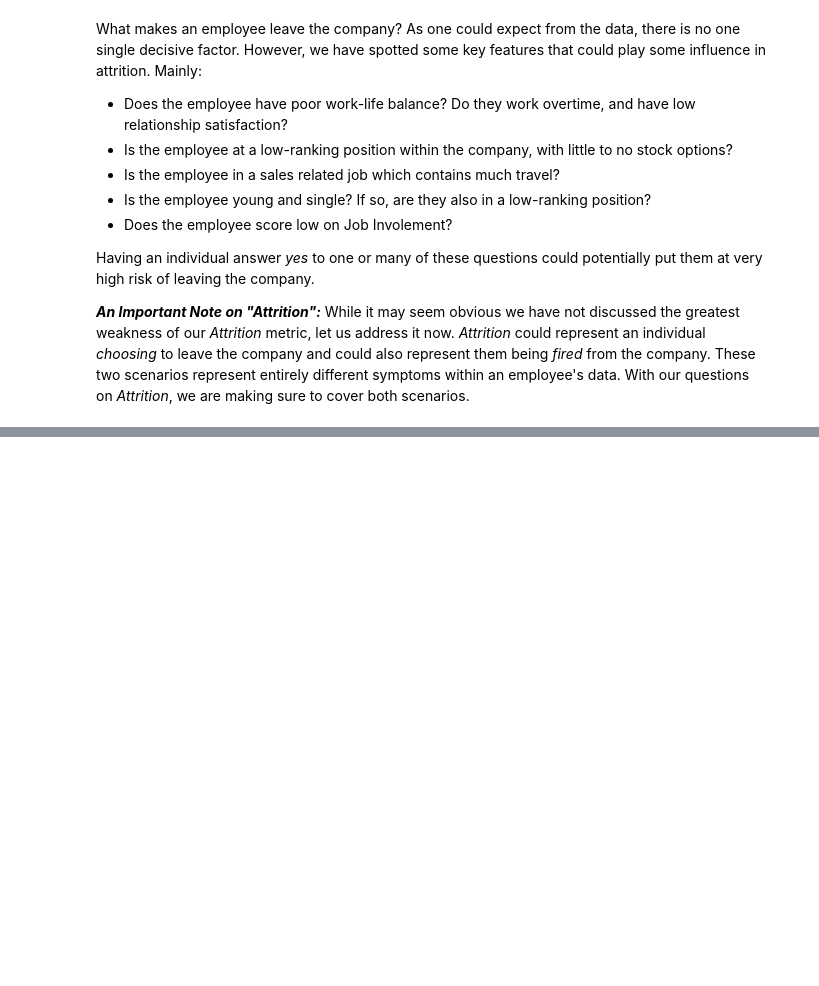
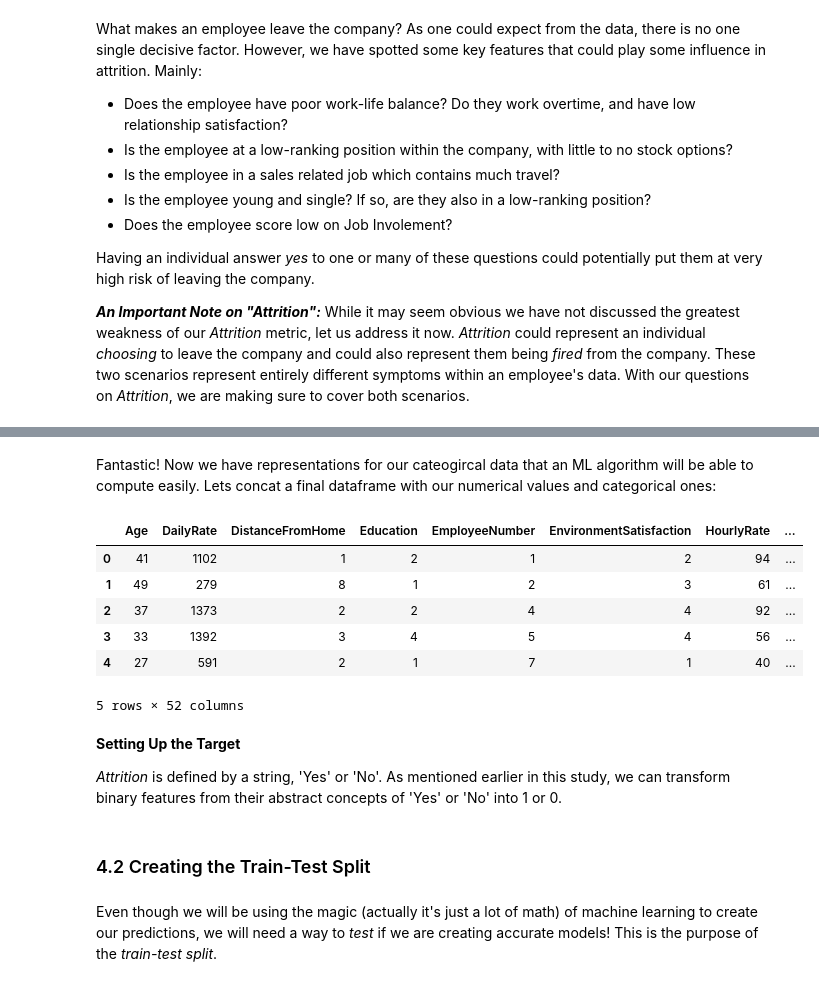
Before and after one commit to apollopower/machine-learning-concepts-review, a Jupyter notebook: practice/ibm/ibm_notebook.ipynb, the cells around one changed output, grey strips where cells are left out. Saved outputs shown, nothing was run; the diff lists cells and outputs as text; code cells hidden in the pictures; blank space fills up the shorter version.

```diff
--- a/practice/ibm/ibm_notebook.ipynb
+++ b/practice/ibm/ibm_notebook.ipynb
@@ -225,0 +243,2 @@ __*An Important Note on "Attrition":*__ While it may seem obvious we have not di
+# %%
+df_processed = df.drop(columns=['Attrition'])
@@ -225,0 +251,8 @@ __*An Important Note on "Attrition":*__ While it may seem obvious we have not di
+# %%
+objects, numbers = [], []
+
+for col in df_processed.columns:
+    if (df_processed[col].dtype == 'O'):
+        objects.append(col)
+    else:
+        numbers.append(col)
@@ -225,0 +261,3 @@ __*An Important Note on "Attrition":*__ While it may seem obvious we have not di
+# %%
+df_object = df_processed[objects]
+df_object = pd.get_dummies(df_object)
@@ -225,0 +274,17 @@ __*An Important Note on "Attrition":*__ While it may seem obvious we have not di
+# %% [markdown]
+Fantastic! Now we have representations for our cateogircal data that an ML algorithm will be able to compute easily. Lets concat a final dataframe with our numerical values and categorical ones:
+# %%
+df_final = pd.concat([df_processed[numbers], df_object], axis=1)
+df_final.head()
+# %% [output]
+|  | Age | DailyRate | DistanceFromHome | Education | EmployeeNumber | EnvironmentSatisfaction | HourlyRate | ... |
+| 0 | 41 | 1102 | 1 | 2 | 1 | 2 | 94 | ... |
+| 1 | 49 | 279 | 8 | 1 | 2 | 3 | 61 | ... |
+| 2 | 37 | 1373 | 2 | 2 | 4 | 4 | 92 | ... |
+| 3 | 33 | 1392 | 3 | 4 | 5 | 4 | 56 | ... |
+| 4 | 27 | 591 | 2 | 1 | 7 | 1 | 40 | ... |
+5 rows × 52 columns
+# %% [markdown]
+__Setting Up the Target__
+
+_Attrition_ is defined by a string, 'Yes' or 'No'. As mentioned earlier in this study, we can transform binary features from their abstract concepts of 'Yes' or 'No' into 1 or 0.
@@ -225,0 +293,4 @@ __*An Important Note on "Attrition":*__ While it may seem obvious we have not di
+# %% [markdown]
+### 4.2 Creating the Train-Test Split
+# %% [markdown]
+Even though we will be using the magic (actually it's just a lot of math) of machine learning to create our predictions, we will need a way to _test_ if we are creating accurate models! This is the purpose of the _train-test split_.
```
Also changed, not shown: parts of 32 cells of this notebook.
